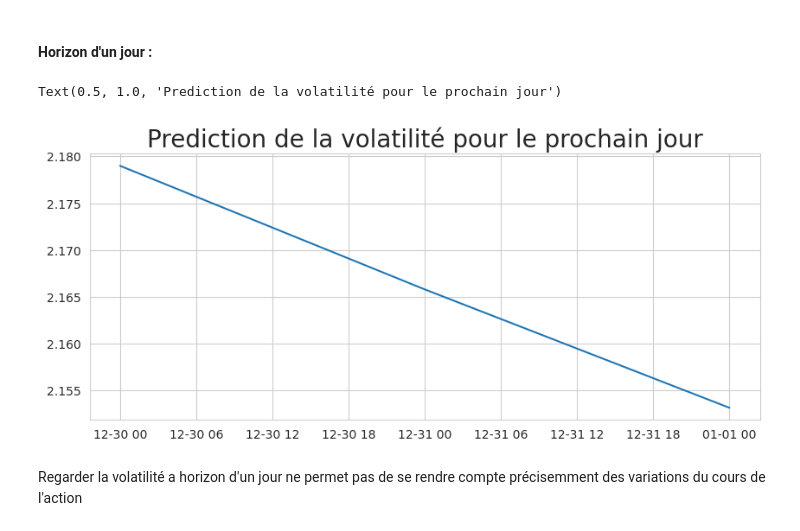
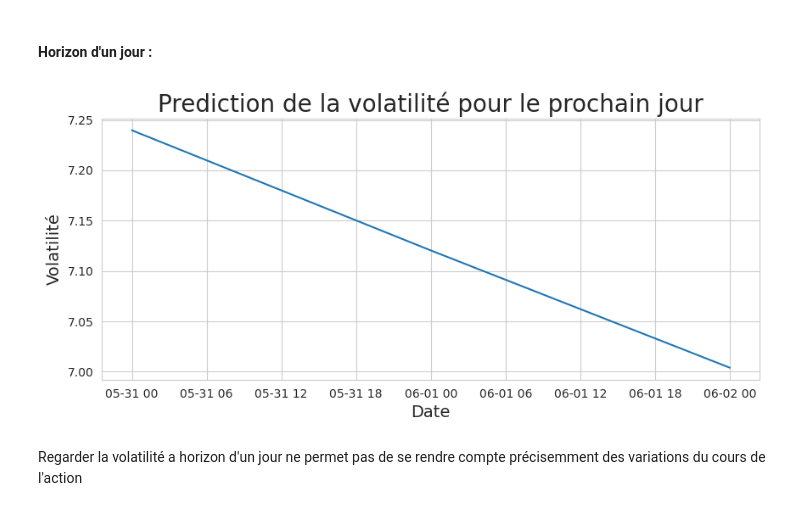
Before and after one commit to RyanSAMAMA/Ensae_projetMDR, a Jupyter notebook: GarchFinal.ipynb, the cells around one changed output. Saved outputs shown, nothing was run; the diff lists cells and outputs as text; code cells hidden in the pictures.

```diff
--- a/GarchFinal.ipynb
+++ b/GarchFinal.ipynb
@@ -48,11 +75,11 @@ sns.set_style('whitegrid')
 ### D'abord nous allons visualiser le cours de l'action
 # %%
 # Choix de l'action
-action_nom = 'AAPL'
+action_nom = 'NVDA'
 
 # Téléchargement des données boursières sous forme d'un dataframe
 st = datetime(2012,1,1)
-ed = datetime(2022,12,30)
+ed = datetime(2023,5,31)
 action_df = yf.download(tickers=action_nom, start=st, end=ed)
 
 # Visualisation
@@ -189,7 +221,8 @@ plt.show()
 D'après le graphe de l'autocorrélation partiel, on remarque que notre graphe est cohérent jusqu'à la 3ème valeur, ainsi nous allons prendre p=q=3
 # %%
 # On utilise les fonctions de la bibliothèque arch
-modele = arch_model(rendements, p=1, q=1)
+modele = arch_model(rendements, p=3, q=3)
+
 # Estimation des paramètres du modèle
 modele_fit = modele.fit()
 modele_fit
@@ -252,6 +287,6 @@ Meilleur ordre (p, q) : (1, 1) avec AIC : 10747.852877194668
 # %%
 # On utilise les fonctions de la bibliothèque arch
-modele = arch_model(rendements, p=1, q=1)
+modele = arch_model(rendements, p=best_order[0], q=best_order[1])
 # Estimation des paramètres du modèle
 modele_fit = modele.fit()
 modele_fit
@@ -296,7 +331,7 @@ taille_test = 1000
 
 for i in range(taille_test):
     train = rendements[:-(taille_test-i)]
-    modele = arch_model(train, p=1, q=1)
+    modele = arch_model(train, p=1, q=2)
     modele_fit = modele.fit(disp='off')
     pred = modele_fit.forecast(horizon=1)
     rolling_predictions.append(np.sqrt(pred.variance.values[-1,:][0]))
@@ -329,12 +368,16 @@ pred = modele_fit.forecast(horizon=3)
 dates_futures = [rendements.index[-1] + timedelta(days=i) for i in range(1,4)]
 pred = pd.Series(np.sqrt(pred.variance.values[-1,:]), index=dates_futures)
 # %%
-plt.figure(figsize=(10,4))
+plt.figure(figsize=(10,4)
+          )
 plt.plot(pred)
 plt.title('Prediction de la volatilité pour le prochain jour', fontsize=20)
+plt.xlabel('Date', fontsize=14)
+plt.ylabel('Volatilité', fontsize=14)
+
+plt.show()
 # %% [output]
-Text(0.5, 1.0, 'Prediction de la volatilité pour le prochain jour')
-[figure, old version]
+[figure, new version]
 # %% [markdown]
 Regarder la volatilité a horizon d'un jour ne permet pas de se rendre compte précisemment des variations du cours de l'action
 # %% [markdown]
```
Also changed, not shown: parts of 18 cells of this notebook.
